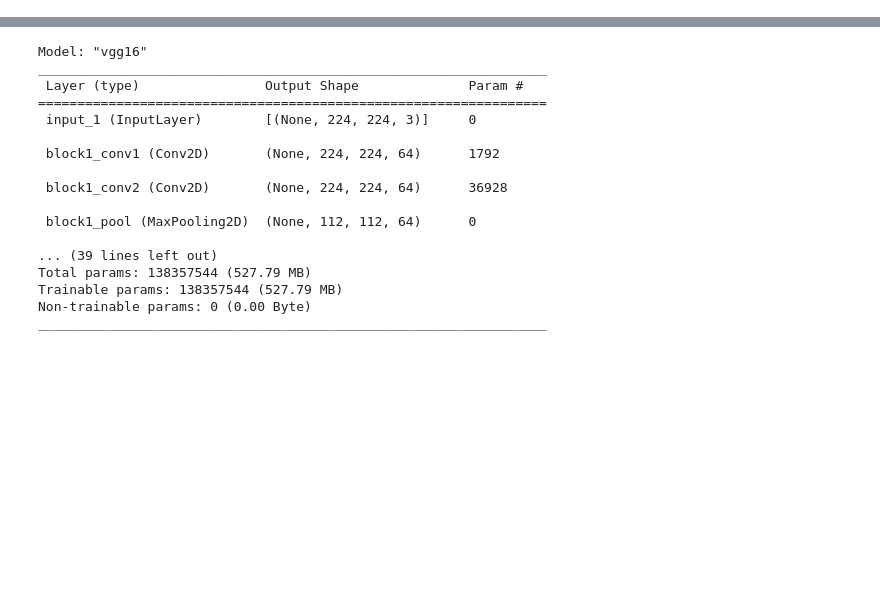
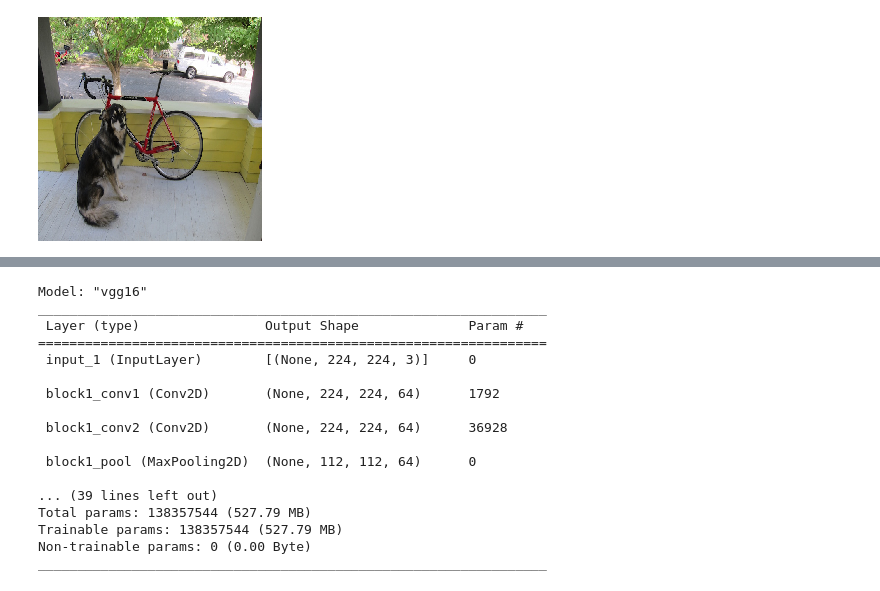
Before and after one commit to Imkaif05/DL, a Jupyter notebook: DL_6.ipynb, the cells around one changed output, grey strips where cells are left out. Cells and saved outputs as stored; diff of their text form; code cells hidden in the pictures; blank space fills up the shorter version.

```diff
--- a/DL_6.ipynb
+++ b/DL_6.ipynb
@@ -8,6 +10,9 @@ from keras.applications.vgg16 import VGG16
 # %%
 # load an image from file
 image = load_img('img.jpg', target_size=(224, 224))
+image
+# %% [output]
+[figure, added]
 # %%
 # convert the image pixels to a numpy array
 image = img_to_array(image)
```
Also changed, not shown: parts of 6 cells of this notebook.
